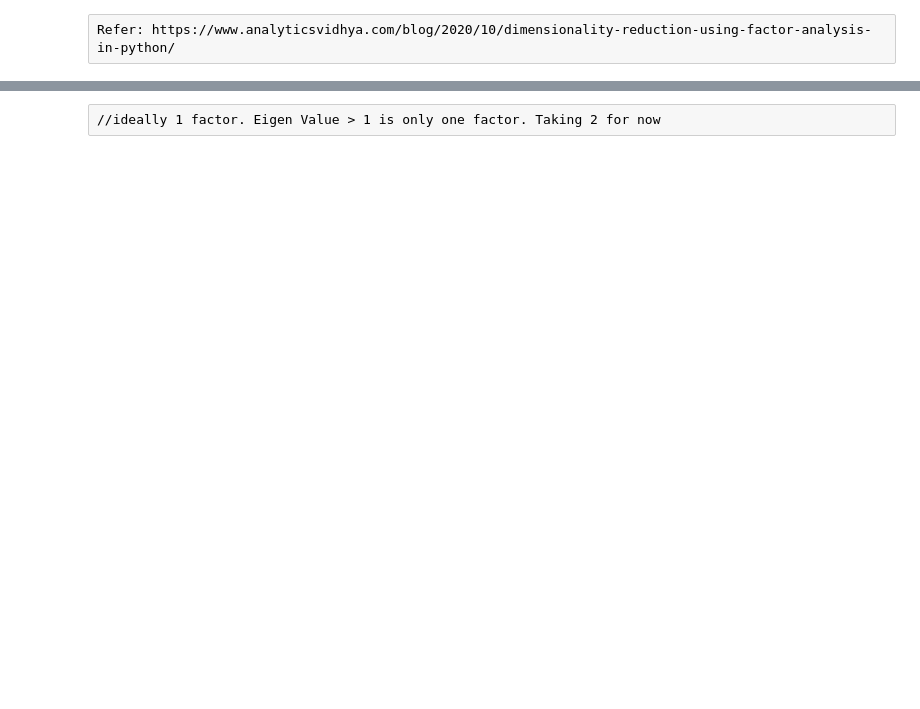
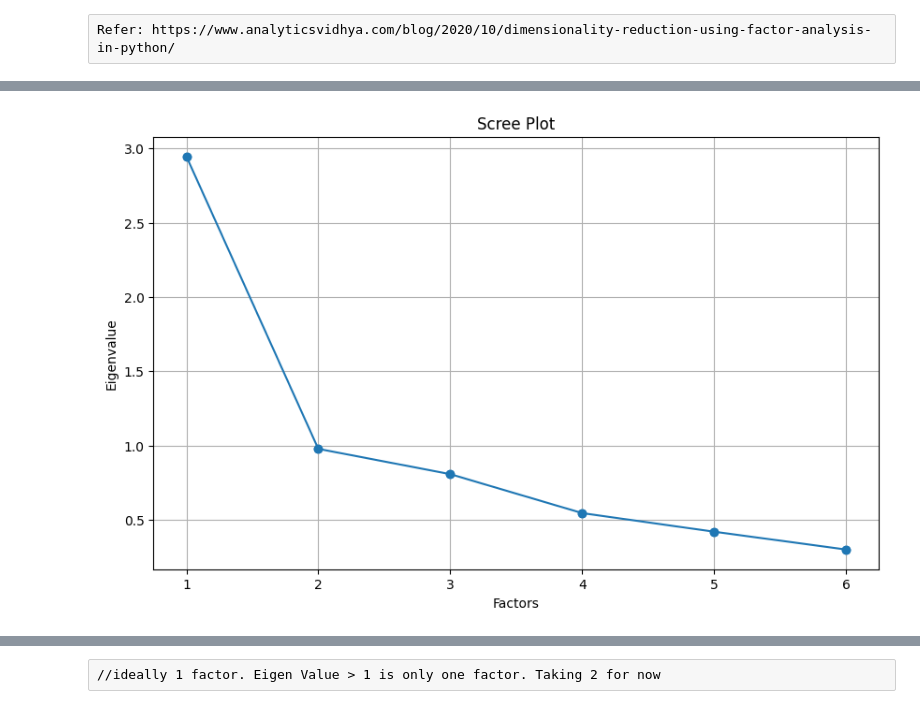
Before and after one commit to irfanthayyil/BRM_ITC_Data_Analysis, a Jupyter notebook: code/itc_analysis.ipynb, the cells around one changed output, grey strips where cells are left out. Saved outputs shown, nothing was run; the diff lists cells and outputs as text; code cells hidden in the pictures; blank space fills up the shorter version.

```diff
--- a/code/itc_analysis.ipynb
+++ b/code/itc_analysis.ipynb
@@ -103,0 +163,23 @@ plt.grid()
+# %%
+from factor_analyzer import FactorAnalyzer
+
+import matplotlib.pyplot as plt
+
+# Initialize the FactorAnalyzer with PCA method
+fa = FactorAnalyzer(rotation=None, method='principal', n_factors=factors.shape[1])
+fa.fit(factors)
+
+# Get eigenvalues
+ev, _ = fa.get_eigenvalues()
+
+# Create scree plot
+plt.figure(figsize=(10, 6))
+plt.scatter(range(1, factors.shape[1] + 1), ev)
+plt.plot(range(1, factors.shape[1] + 1), ev, marker='o')
+plt.title('Scree Plot')
+plt.xlabel('Factors')
+plt.ylabel('Eigenvalue')
+plt.grid()
+plt.show()
+# %% [output]
+[figure, added]
```
Also changed, not shown: parts of 41 cells of this notebook, 2 other files.
